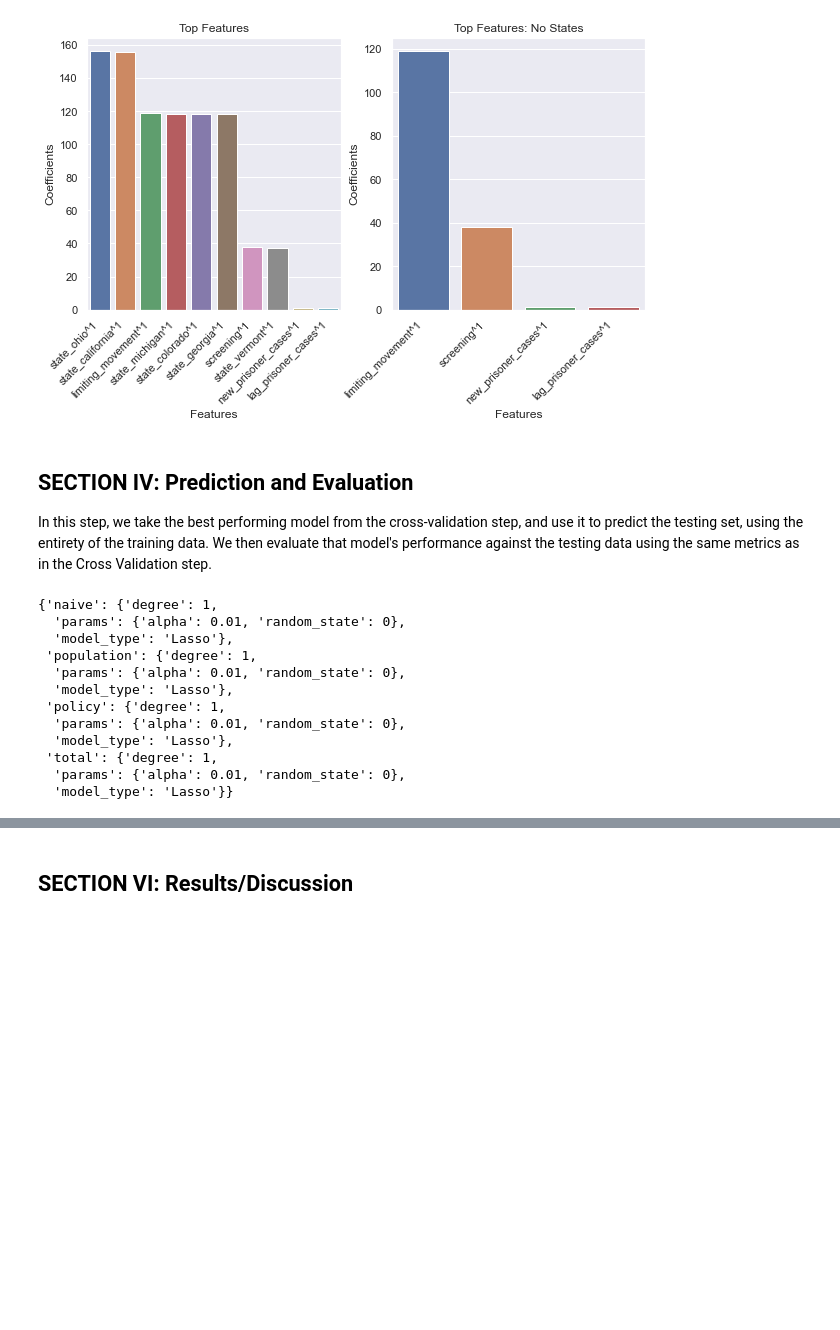
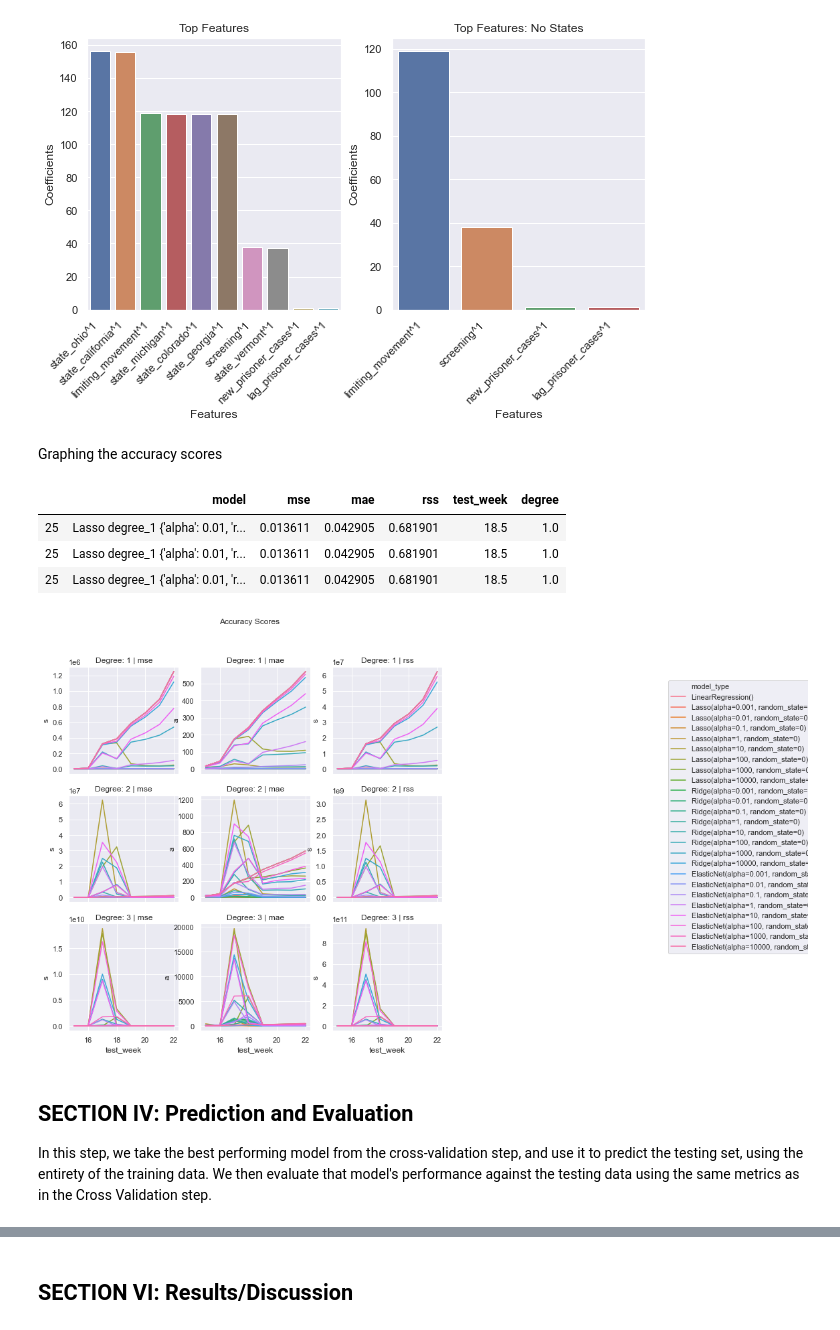
Before and after one commit to christi-liongson/covid_decarceration, a Jupyter notebook: analysis/prison_data_processing.ipynb, the cells around one changed output, grey strips where cells are left out. Cells and saved outputs as stored; diff of their text form; code cells hidden in the pictures; blank space fills up the shorter version.

```diff
--- a/analysis/prison_data_processing.ipynb
+++ b/analysis/prison_data_processing.ipynb
@@ -646,22 +640,24 @@ for i in range(2):
                             rotation=45, ha='right')
 # %% [output]
 [figure]
+# %% [markdown]
+Graphing the accuracy scores
+# %%
+total = pha.FEATURES['total']
+states = [col for col in train.columns if 'state' in col]
+total_cv_df = pha.cross_validate(train_cv_splits, total + states, target, degrees, MODELS, GRID)
+# %%
+pha.find_best_model(total_cv_df)
+# %% [output]
+|  | model | mse | mae | rss | test_week | degree |
+| 25 | Lasso degree_1 {'alpha': 0.01, 'r... | 0.013611 | 0.042905 | 0.681901 | 18.5 | 1.0 |
+| 25 | Lasso degree_1 {'alpha': 0.01, 'r... | 0.013611 | 0.042905 | 0.681901 | 18.5 | 1.0 |
+| 25 | Lasso degree_1 {'alpha': 0.01, 'r... | 0.013611 | 0.042905 | 0.681901 | 18.5 | 1.0 |
+# %%
+plotting.graph_cv_scores(total_cv_df, accuracy_metrics, 'model_type', 'Accuracy Scores')
+# %% [output]
+[figure, added]
 # %% [markdown]
 ## SECTION IV: Prediction and Evaluation
 
 In this step, we take the best performing model from the cross-validation step, and use it to predict the testing set, using the entirety of the training data. We then evaluate that model's performance against the testing data using the same metrics as in the Cross Validation step.
-# %%
-best_models
-# %% [output]
-{'naive': {'degree': 1,
-  'params': {'alpha': 0.01, 'random_state': 0},
-  'model_type': 'Lasso'},
- 'population': {'degree': 1,
-  'params': {'alpha': 0.01, 'random_state': 0},
-  'model_type': 'Lasso'},
- 'policy': {'degree': 1,
-  'params': {'alpha': 0.01, 'random_state': 0},
-  'model_type': 'Lasso'},
- 'total': {'degree': 1,
-  'params': {'alpha': 0.01, 'random_state': 0},
-  'model_type': 'Lasso'}}
```
Also changed, not shown: parts of 14 cells of this notebook, 2 other files.
